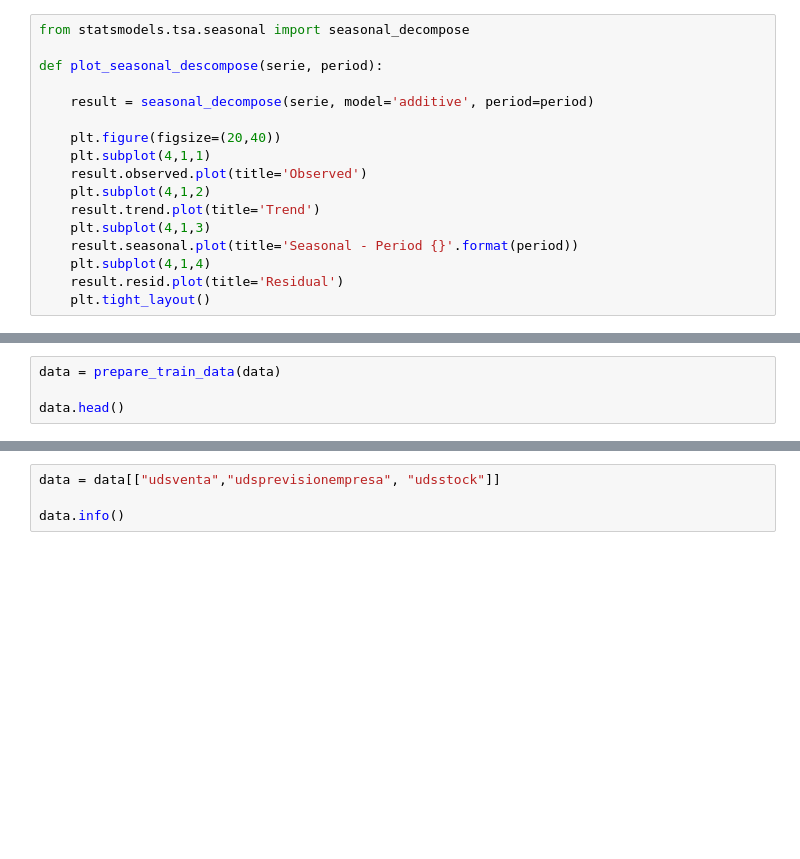
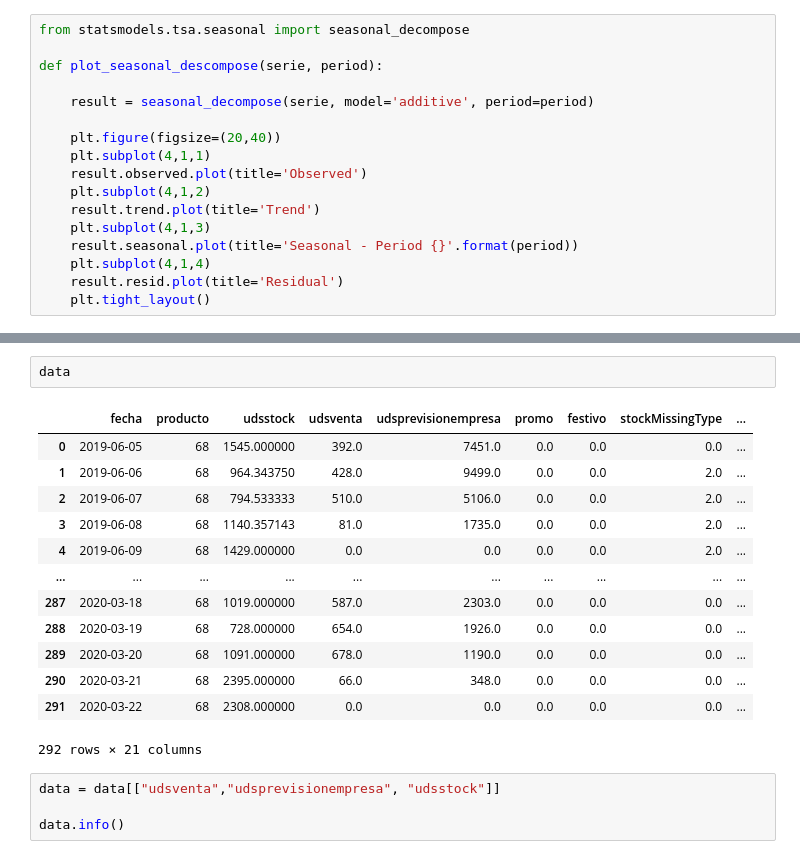
Before and after one commit to PLombao/TFM_StockForecast, a Jupyter notebook: notebooks/EDA_Serie68.ipynb, the cells around one changed output, grey strips where cells are left out. Saved outputs shown, nothing was run; the diff lists cells and outputs as text; blank space fills up the shorter version.

Commit message:
train working for c luster and monoproducto

```diff
--- a/notebooks/EDA_Serie68.ipynb
+++ b/notebooks/EDA_Serie68.ipynb
@@ -118,4 +131,0 @@ data.head()
-# %%
-data = prepare_train_data(data)
-
-data.head()
@@ -147,3 +144,19 @@ data.loc[data.udsstock.isna()]
+# %%
+data
+# %% [output]
+|  | fecha | producto | udsstock | udsventa | udsprevisionempresa | promo | festivo | stockMissingType | ... |
+| 0 | 2019-06-05 | 68 | 1545.000000 | 392.0 | 7451.0 | 0.0 | 0.0 | 0.0 | ... |
+| 1 | 2019-06-06 | 68 | 964.343750 | 428.0 | 9499.0 | 0.0 | 0.0 | 2.0 | ... |
+| 2 | 2019-06-07 | 68 | 794.533333 | 510.0 | 5106.0 | 0.0 | 0.0 | 2.0 | ... |
+| 3 | 2019-06-08 | 68 | 1140.357143 | 81.0 | 1735.0 | 0.0 | 0.0 | 2.0 | ... |
+| 4 | 2019-06-09 | 68 | 1429.000000 | 0.0 | 0.0 | 0.0 | 0.0 | 2.0 | ... |
+| ... | ... | ... | ... | ... | ... | ... | ... | ... | ... |
+| 287 | 2020-03-18 | 68 | 1019.000000 | 587.0 | 2303.0 | 0.0 | 0.0 | 0.0 | ... |
+| 288 | 2020-03-19 | 68 | 728.000000 | 654.0 | 1926.0 | 0.0 | 0.0 | 0.0 | ... |
+| 289 | 2020-03-20 | 68 | 1091.000000 | 678.0 | 1190.0 | 0.0 | 0.0 | 0.0 | ... |
+| 290 | 2020-03-21 | 68 | 2395.000000 | 66.0 | 348.0 | 0.0 | 0.0 | 0.0 | ... |
+| 291 | 2020-03-22 | 68 | 2308.000000 | 0.0 | 0.0 | 0.0 | 0.0 | 0.0 | ... |
+292 rows × 21 columns
 # %%
 data = data[["udsventa","udsprevisionempresa", "udsstock"]]
 
```
Also changed, not shown: parts of 5 cells of this notebook, 6 other files.
